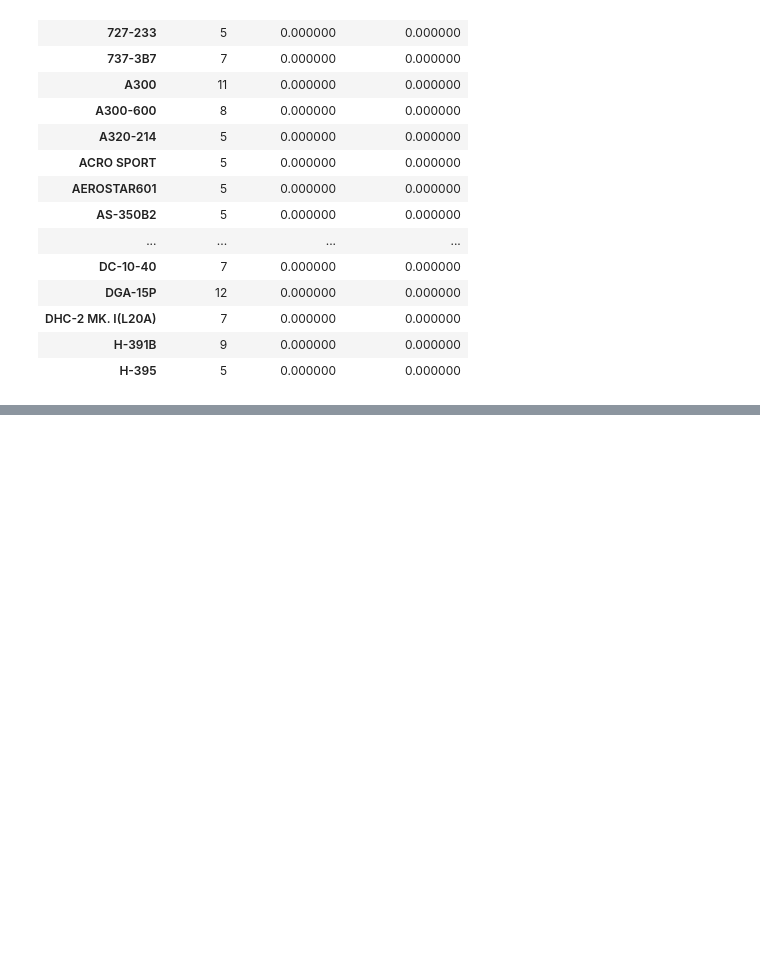
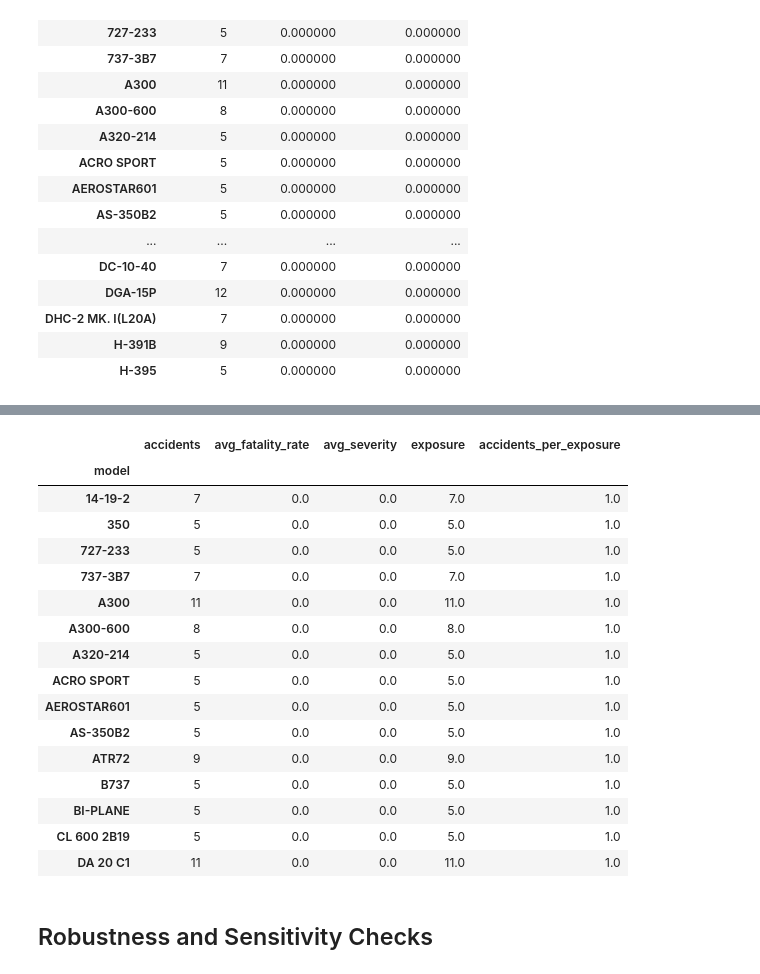
Before and after one commit to ChairoSolutions/New-Aviation-LowRisk-AircraftPurchase-Project, a Jupyter notebook: Brian.ipynb, the cells around one changed output, grey strips where cells are left out. Drawn from its saved outputs; the diff is of its cells as text; code cells hidden in the pictures; blank space fills up the shorter version.

Commit message:
Add exposure normalization, sensitivity analysis, and improved recommendations,also updated my presentation to executive summary and created a file to store dependencies for reproducibility

```diff
--- a/Brian.ipynb
+++ b/Brian.ipynb
@@ -700,0 +666,16 @@ The following models demonstrate:
+# %%
+# Exposure proxy: number of recorded events per model
+
+model_exposure = (
+    df_cleaned
+    .groupby('model')
+    .size()
+    .reset_index(name='exposure_proxy')
+)
+#merge to main dataframe
+df_cleaned = df_cleaned.merge(
+    model_exposure,
+    on='model',
+    how='left'
+)
+df_cleaned[['model', 'exposure_proxy']].head()
@@ -700,0 +689,43 @@ The following models demonstrate:
+# %%
+# Normalized risk metrics per aircraft model
+model_risk = df_cleaned.groupby('model').agg(
+    accidents=('eventid', 'count'),
+    avg_fatality_rate=('fatality_rate', 'mean'),
+    avg_severity=('severity_score', 'mean'),
+    exposure=('exposure_proxy', 'mean')
+)
+
+# Normalize accident frequency
+model_risk['accidents_per_exposure'] = (
+    model_risk['accidents'] / model_risk['exposure']
+)
+
+# Filter to models with meaningful history
+model_risk = model_risk[model_risk['accidents'] >= 5]
+
+low_risk_models = (
+    model_risk
+    .sort_values(['accidents_per_exposure', 'avg_severity'])
+    .head(15)
+)
+low_risk_models
+# %% [output]
+|  | accidents | avg_fatality_rate | avg_severity | exposure | accidents_per_exposure |
+| model |  |  |  |  |  |
+| 14-19-2 | 7 | 0.0 | 0.0 | 7.0 | 1.0 |
+| 350 | 5 | 0.0 | 0.0 | 5.0 | 1.0 |
+| 727-233 | 5 | 0.0 | 0.0 | 5.0 | 1.0 |
+| 737-3B7 | 7 | 0.0 | 0.0 | 7.0 | 1.0 |
+| A300 | 11 | 0.0 | 0.0 | 11.0 | 1.0 |
+| A300-600 | 8 | 0.0 | 0.0 | 8.0 | 1.0 |
+| A320-214 | 5 | 0.0 | 0.0 | 5.0 | 1.0 |
+| ACRO SPORT | 5 | 0.0 | 0.0 | 5.0 | 1.0 |
+| AEROSTAR601 | 5 | 0.0 | 0.0 | 5.0 | 1.0 |
+| AS-350B2 | 5 | 0.0 | 0.0 | 5.0 | 1.0 |
+| ATR72 | 9 | 0.0 | 0.0 | 9.0 | 1.0 |
+| B737 | 5 | 0.0 | 0.0 | 5.0 | 1.0 |
+| BI-PLANE | 5 | 0.0 | 0.0 | 5.0 | 1.0 |
+| CL 600 2B19 | 5 | 0.0 | 0.0 | 5.0 | 1.0 |
+| DA 20 C1 | 11 | 0.0 | 0.0 | 11.0 | 1.0 |
+# %% [markdown]
+## Robustness and Sensitivity Checks
```
Also changed, not shown: parts of 11 cells of this notebook, 8 other files.
